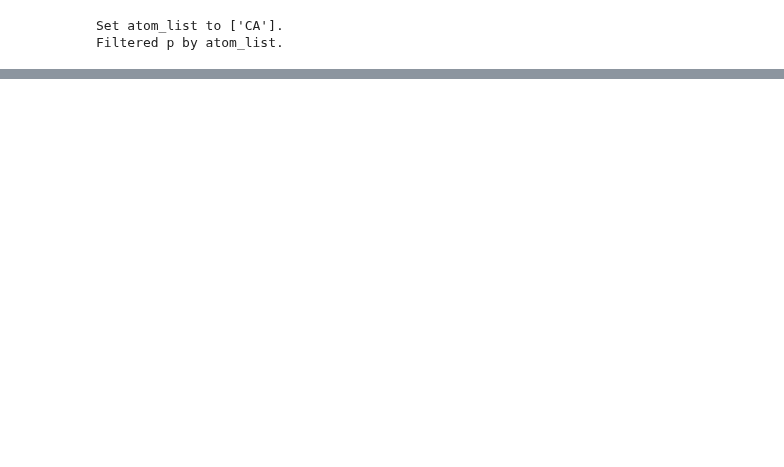
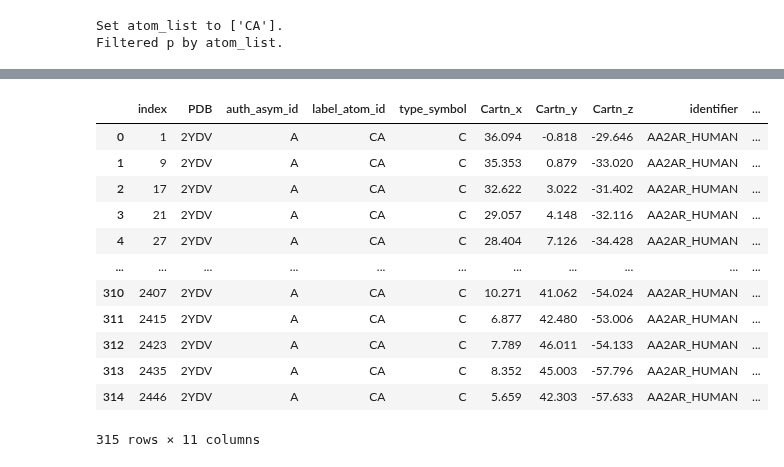
Before and after one commit to flurinh/mt, a Jupyter notebook: GraphProcessor.ipynb, the cells around one changed output, grey strips where cells are left out. Saved outputs shown, nothing was run; the diff lists cells and outputs as text; code cells hidden in the pictures; blank space fills up the shorter version.

```diff
--- a/GraphProcessor.ipynb
+++ b/GraphProcessor.ipynb
@@ -881,0 +1037,18 @@ len(gp.d)
+# %%
+df = gp.p.dfl[gp.p.dfl_list.index('2YDV')]
+# %%
+df
+# %% [output]
+|  | index | PDB | auth_asym_id | label_atom_id | type_symbol | Cartn_x | Cartn_y | Cartn_z | identifier | ... |
+| 0 | 1 | 2YDV | A | CA | C | 36.094 | -0.818 | -29.646 | AA2AR_HUMAN | ... |
+| 1 | 9 | 2YDV | A | CA | C | 35.353 | 0.879 | -33.020 | AA2AR_HUMAN | ... |
+| 2 | 17 | 2YDV | A | CA | C | 32.622 | 3.022 | -31.402 | AA2AR_HUMAN | ... |
+| 3 | 21 | 2YDV | A | CA | C | 29.057 | 4.148 | -32.116 | AA2AR_HUMAN | ... |
+| 4 | 27 | 2YDV | A | CA | C | 28.404 | 7.126 | -34.428 | AA2AR_HUMAN | ... |
+| ... | ... | ... | ... | ... | ... | ... | ... | ... | ... | ... |
+| 310 | 2407 | 2YDV | A | CA | C | 10.271 | 41.062 | -54.024 | AA2AR_HUMAN | ... |
+| 311 | 2415 | 2YDV | A | CA | C | 6.877 | 42.480 | -53.006 | AA2AR_HUMAN | ... |
+| 312 | 2423 | 2YDV | A | CA | C | 7.789 | 46.011 | -54.133 | AA2AR_HUMAN | ... |
+| 313 | 2435 | 2YDV | A | CA | C | 8.352 | 45.003 | -57.796 | AA2AR_HUMAN | ... |
+| 314 | 2446 | 2YDV | A | CA | C | 5.659 | 42.303 | -57.633 | AA2AR_HUMAN | ... |
+315 rows × 11 columns
```
Also changed, not shown: parts of 59 cells of this notebook.
